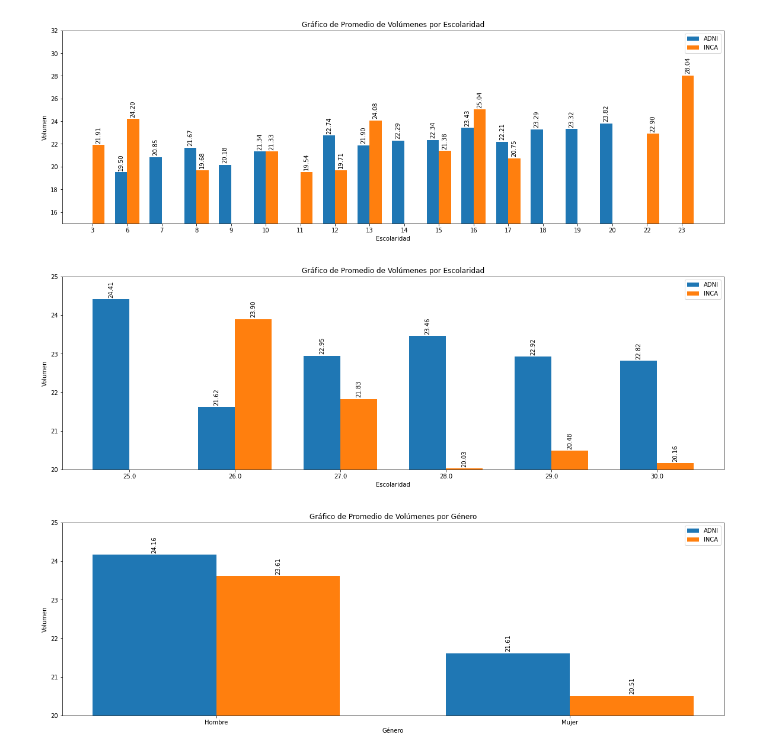
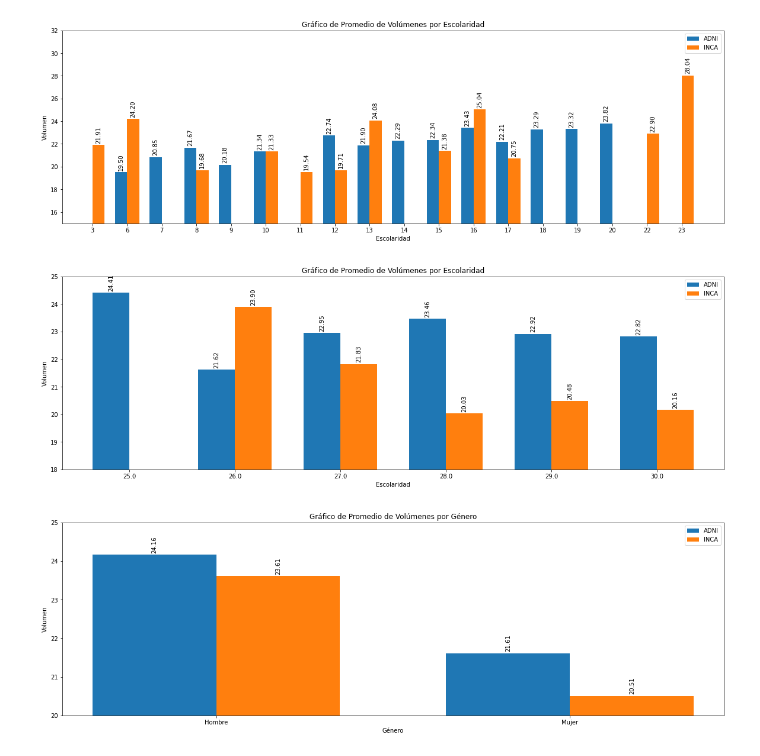
Before and after one commit to Palmitas/proyect-rec-patrones, a Jupyter notebook: cod-proyecto-analisis copy.ipynb, the cells around one changed output. Saved outputs shown, nothing was run; the diff lists cells and outputs as text; code cells hidden in the pictures.

```diff
--- a/cod-proyecto-analisis copy.ipynb
+++ b/cod-proyecto-analisis copy.ipynb
@@ -670,7 +670,7 @@ print(len(df_inca_clean.columns.values))
 col_var = ['age', 'gender']
 ran1 = 4
 ran2 = 97
-inca_age_means, inca_age_maxs, inca_age_mins, inca_age_count = df_for_analysis(df_inca,col_var,ran1,ran2)
+inca_age_means, inca_age_maxs, inca_age_mins, inca_age_count = df_for_analysis(df_inca_clean,col_var,ran1,ran2)
 
 for i in range(len(col_var)):
     print("================================= PROMEDIO =================================")
@@ -726,7 +726,7 @@ print(len(df_inca_esco_clean.columns.values))
 col_var = ['Escolaridad']
 ran1 = 4
 ran2 = 97
-inca_esco_means, inca_esco_maxs, inca_esco_mins, inca_esco_counts = df_for_analysis(df_inca_esco,col_var,ran1,ran2)
+inca_esco_means, inca_esco_maxs, inca_esco_mins, inca_esco_counts = df_for_analysis(df_inca_esco_clean,col_var,ran1,ran2)
 
 print("================================= PROMEDIO =================================")
 print(col_var[0]+":")
@@ -1015,35 +1015,35 @@ df_temp = df_temp.sort_index()
 # Crear la figura y los ejes
 fig, ax = plt.subplots(figsize=(20, 6))
 
 bar_width = 0.35
 index = np.arange(len(df_temp.index), dtype='float64')
 
 # Graficar
 bars1 = ax.bar(index, df_temp['promedio_volumenes_adni'], width=bar_width, label='ADNI')
 index += bar_width
 bars2 = ax.bar(index, df_temp['promedio_volumenes_inca'], width=bar_width, label='INCA')
 index -= bar_width/2
 
 # Agregar los valores del eje y arriba de cada barra
 for bar in bars1 + bars2:
     height = bar.get_height()
     ax.annotate(f'{height:.2f}', xy=(bar.get_x() + bar.get_width() / 2, height),
                 xytext=(0, 3), textcoords='offset points',
                 ha='center', va='bottom', rotation=90)
 
 # Personalizar el gráfico
 ax.set_xlabel('Escolaridad')
 ax.set_ylabel('Volumen')
 ax.set_title('Gráfico de Promedio de Volúmenes por Escolaridad')
 ax.set_xticks(index)
 ax.set_xticklabels(df_temp.index)
-ax.set_ylim(20,25)
+ax.set_ylim(18,25)
 ax.legend()
 
 # Mostrar el gráfico
 plt.show()
 # %% [output]
-[figure, old version]
+[figure, new version]
 # %%
 row_means_adni_age = adni_means[3].mean(axis=1)
 row_means_adni_age.name = 'promedio_volumenes_adni'
```
Also changed, not shown: parts of 25 cells of this notebook.
